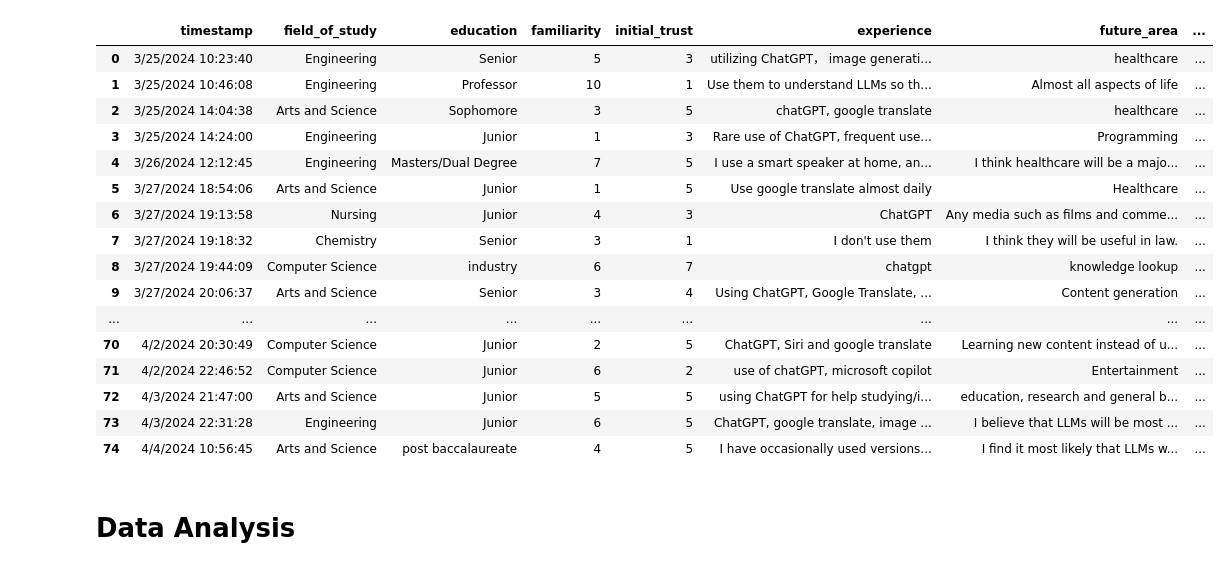
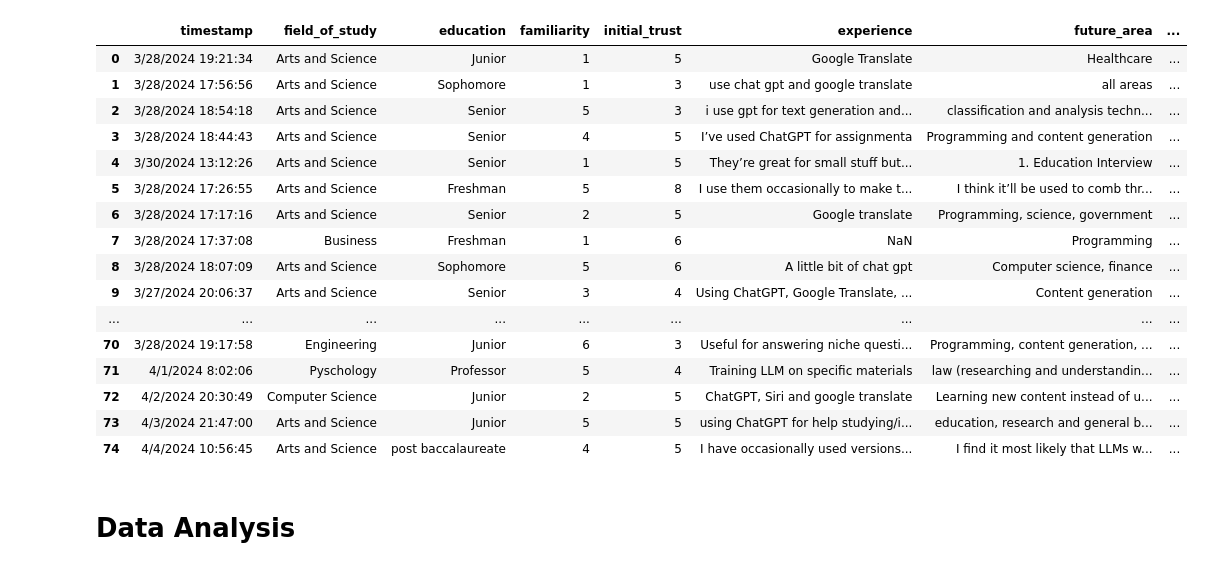
Before and after one commit to bendjko/CSE-527S-Final-Project, a Jupyter notebook: ben_testing.ipynb, the cells around one changed output. Saved outputs shown, nothing was run; the diff lists cells and outputs as text; code cells hidden in the pictures.

```diff
--- a/ben_testing.ipynb
+++ b/ben_testing.ipynb
@@ -14,7 +14,7 @@ from transformers import pipeline
 sns.set(style="whitegrid")
 # %%
 # load the data
-raw_data = pd.read_csv('responses.csv')
+raw_data = pd.read_csv('data/Copy of CSE 527S Final Project Interview (Responses) - Form Responses 1.csv')
 display(raw_data.head())
 # %% [output]
 |  | Timestamp | By selecting the "I agree" button... | What is your field of study? | If you are pursuing an undergradu... | How would you rate your familiari... | ... |
@@ -27,45 +26,45 @@ display(raw_data.head())
 # %%
 # rename raw_data columns
-new_columns = ['timestamp', 'field_of_study', 'education', 'familiarity', 'initial_trust', 'experience', 'future_area', 'future_tasks', 'reliance_risk', 'possible_exploitation', 'privacy_concern', 'other_risks', 'vulnerable_sector', 'interdisciplinary', 'fingerprint', 'comprehension_concern', 'final_trust', 'field_of_study.1', 'vulnerable_encoding', 'tasks_encoding_positive_tasks', 'tasks_encoding_exploitative_tasks', 'tasks_encoding_effects', 'risks_encoding']
+new_columns = ['timestamp', 'field_of_study', 'education', 'familiarity', 'initial_trust', 'experience', 'future_area', 'future_tasks', 'reliance_risk', 'increased_reliance_encoding', 'possible_exploitation', 'privacy_concern', 'privacy_security_issue_encoding', 'privacy_security_solution_encoding', 'other_risks', 'vulnerable_sector', 'interdisciplinary', 'fingerprint', 'comprehension_concern', 'final_trust', 'field_of_study.1', 'vulnerable_encoding', 'tasks_encoding_positive_tasks', 'tasks_encoding_exploitative_tasks']
 
 # drop columns that are not needed
 columns_to_drop = [
                     'By selecting the "I agree" button option, you indicate that you have read the information provided above, that you voluntarily agree to participate in this study, and that you are at least 18 years of age.',
                    'Your Email',
                    'Are you willing to participate in 10 minutes virtual or in-person follow-up interview?',
                    'Your Name',
                    'What days and times are you free this week or next week?',
 
                    ]
 pp_data = raw_data.drop(columns=columns_to_drop)
 
 # rename columns
 pp_data.columns = new_columns
 
 # merge field of study columns
 # accidentally deleted the first field of study in survey, so need to merge the two columns
 pp_data['field_of_study'] = pp_data['field_of_study'].fillna(pp_data['field_of_study.1'])
 pp_data = pp_data.drop(columns=['field_of_study.1'])
 pd.set_option('display.max_columns', None)
 pd.set_option('display.max_rows', None)
 display(pp_data)
 # %% [output]
 |  | timestamp | field_of_study | education | familiarity | initial_trust | experience | future_area | ... |
-| 0 | 3/25/2024 10:23:40 | Engineering | Senior | 5 | 3 | utilizing ChatGPT， image generati... | healthcare | ... |
-| 1 | 3/25/2024 10:46:08 | Engineering | Professor | 10 | 1 | Use them to understand LLMs so th... | Almost all aspects of life | ... |
-| 2 | 3/25/2024 14:04:38 | Arts and Science | Sophomore | 3 | 5 | chatGPT, google translate | healthcare | ... |
-| 3 | 3/25/2024 14:24:00 | Engineering | Junior | 1 | 3 | Rare use of ChatGPT, frequent use... | Programming | ... |
-| 4 | 3/26/2024 12:12:45 | Engineering | Masters/Dual Degree | 7 | 5 | I use a smart speaker at home, an... | I think healthcare will be a majo... | ... |
-| 5 | 3/27/2024 18:54:06 | Arts and Science | Junior | 1 | 5 | Use google translate almost daily | Healthcare | ... |
-| 6 | 3/27/2024 19:13:58 | Nursing | Junior | 4 | 3 | ChatGPT | Any media such as films and comme... | ... |
-| 7 | 3/27/2024 19:18:32 | Chemistry | Senior | 3 | 1 | I don't use them | I think they will be useful in law. | ... |
-| 8 | 3/27/2024 19:44:09 | Computer Science | industry | 6 | 7 | chatgpt | knowledge lookup | ... |
+| 0 | 3/28/2024 19:21:34 | Arts and Science | Junior | 1 | 5 | Google Translate | Healthcare | ... |
+| 1 | 3/28/2024 17:56:56 | Arts and Science | Sophomore | 1 | 3 | use chat gpt and google translate | all areas | ... |
+| 2 | 3/28/2024 18:54:18 | Arts and Science | Senior | 5 | 3 | i use gpt for text generation and... | classification and analysis techn... | ... |
+| 3 | 3/28/2024 18:44:43 | Arts and Science | Senior | 4 | 5 | I’ve used ChatGPT for assignmenta | Programming and content generation | ... |
+| 4 | 3/30/2024 13:12:26 | Arts and Science | Senior | 1 | 5 | They’re great for small stuff but... | 1. Education Interview | ... |
+| 5 | 3/28/2024 17:26:55 | Arts and Science | Freshman | 5 | 8 | I use them occasionally to make t... | I think it’ll be used to comb thr... | ... |
+| 6 | 3/28/2024 17:17:16 | Arts and Science | Senior | 2 | 5 | Google translate | Programming, science, government | ... |
+| 7 | 3/28/2024 17:37:08 | Business | Freshman | 1 | 6 | NaN | Programming | ... |
+| 8 | 3/28/2024 18:07:09 | Arts and Science | Sophomore | 5 | 6 | A little bit of chat gpt | Computer science, finance | ... |
 | 9 | 3/27/2024 20:06:37 | Arts and Science | Senior | 3 | 4 | Using ChatGPT, Google Translate, ... | Content generation | ... |
 | ... | ... | ... | ... | ... | ... | ... | ... | ... |
-| 70 | 4/2/2024 20:30:49 | Computer Science | Junior | 2 | 5 | ChatGPT, Siri and google translate | Learning new content instead of u... | ... |
-| 71 | 4/2/2024 22:46:52 | Computer Science | Junior | 6 | 2 | use of chatGPT, microsoft copilot | Entertainment | ... |
-| 72 | 4/3/2024 21:47:00 | Arts and Science | Junior | 5 | 5 | using ChatGPT for help studying/i... | education, research and general b... | ... |
-| 73 | 4/3/2024 22:31:28 | Engineering | Junior | 6 | 5 | ChatGPT, google translate, image ... | I believe that LLMs will be most ... | ... |
+| 70 | 3/28/2024 19:17:58 | Engineering | Junior | 6 | 3 | Useful for answering niche questi... | Programming, content generation, ... | ... |
+| 71 | 4/1/2024 8:02:06 | Pyschology | Professor | 5 | 4 | Training LLM on specific materials | law (researching and understandin... | ... |
+| 72 | 4/2/2024 20:30:49 | Computer Science | Junior | 2 | 5 | ChatGPT, Siri and google translate | Learning new content instead of u... | ... |
+| 73 | 4/3/2024 21:47:00 | Arts and Science | Junior | 5 | 5 | using ChatGPT for help studying/i... | education, research and general b... | ... |
 | 74 | 4/4/2024 10:56:45 | Arts and Science | post baccalaureate | 4 | 5 | I have occasionally used versions... | I find it most likely that LLMs w... | ... |
 # %% [markdown]
 # Data Analysis
```
Also changed, not shown: parts of 16 cells of this notebook, 1 other file.
